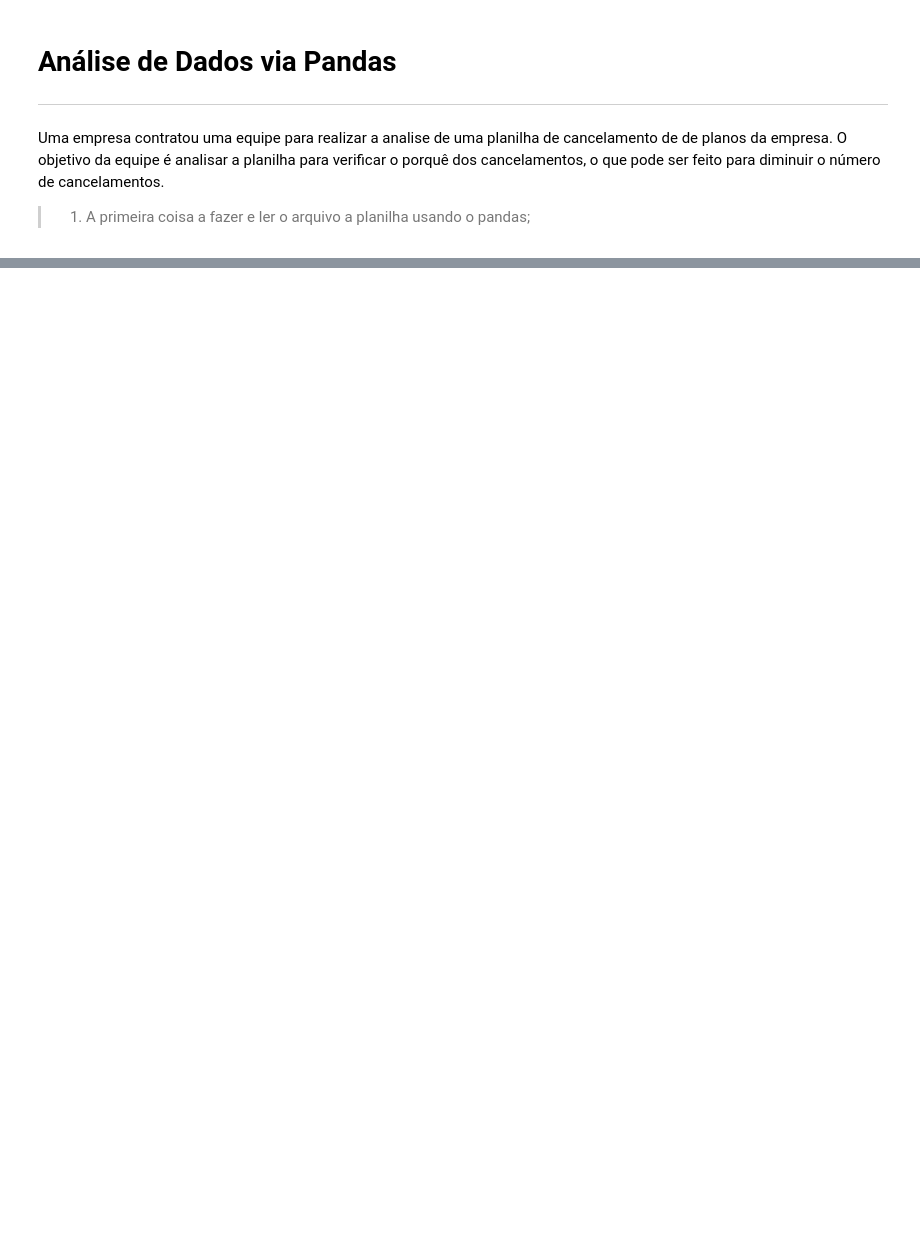
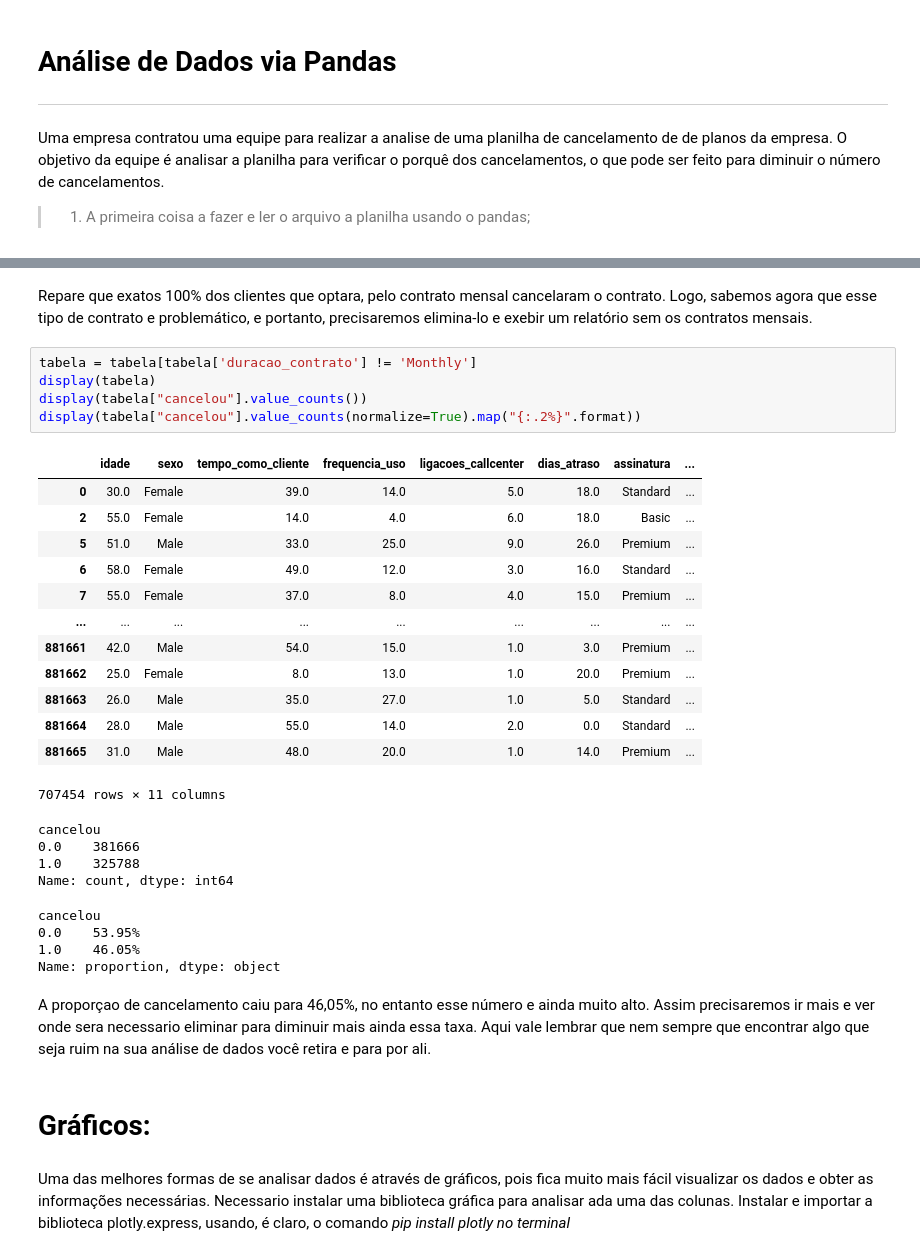
Before and after one commit to ale09carvalho/app_python, a Jupyter notebook: notebooks/ciencia_de_dados.ipynb, the cells around one changed output, grey strips where cells are left out. Saved outputs shown, nothing was run; the diff lists cells and outputs as text; blank space fills up the shorter version.

```diff
--- a/notebooks/ciencia_de_dados.ipynb
+++ b/notebooks/ciencia_de_dados.ipynb
@@ -16,0 +180,39 @@ Instalação deu problema - realizado em outra maquina pasta cienciadados
+# %% [markdown]
+Repare que exatos 100% dos clientes que optara, pelo contrato mensal cancelaram o contrato.
+Logo, sabemos agora que esse tipo de contrato e problemático, e portanto, precisaremos elimina-lo e exebir um relatório sem os contratos mensais.
+# %%
+tabela = tabela[tabela['duracao_contrato'] != 'Monthly']
+display(tabela)
+display(tabela["cancelou"].value_counts())
+display(tabela["cancelou"].value_counts(normalize=True).map("{:.2%}".format))
+# %% [output]
+|  | idade | sexo | tempo_como_cliente | frequencia_uso | ligacoes_callcenter | dias_atraso | assinatura | ... |
+| 0 | 30.0 | Female | 39.0 | 14.0 | 5.0 | 18.0 | Standard | ... |
+| 2 | 55.0 | Female | 14.0 | 4.0 | 6.0 | 18.0 | Basic | ... |
+| 5 | 51.0 | Male | 33.0 | 25.0 | 9.0 | 26.0 | Premium | ... |
+| 6 | 58.0 | Female | 49.0 | 12.0 | 3.0 | 16.0 | Standard | ... |
+| 7 | 55.0 | Female | 37.0 | 8.0 | 4.0 | 15.0 | Premium | ... |
+| ... | ... | ... | ... | ... | ... | ... | ... | ... |
+| 881661 | 42.0 | Male | 54.0 | 15.0 | 1.0 | 3.0 | Premium | ... |
+| 881662 | 25.0 | Female | 8.0 | 13.0 | 1.0 | 20.0 | Premium | ... |
+| 881663 | 26.0 | Male | 35.0 | 27.0 | 1.0 | 5.0 | Standard | ... |
+| 881664 | 28.0 | Male | 55.0 | 14.0 | 2.0 | 0.0 | Standard | ... |
+| 881665 | 31.0 | Male | 48.0 | 20.0 | 1.0 | 14.0 | Premium | ... |
+707454 rows × 11 columns
+cancelou
+0.0    381666
+1.0    325788
+Name: count, dtype: int64
+cancelou
+0.0    53.95%
+1.0    46.05%
+Name: proportion, dtype: object
+# %% [markdown]
+A proporçao de cancelamento caiu para 46,05%, no entanto esse número e ainda muito alto. Assim precisaremos ir mais e ver onde sera necessario eliminar para diminuir mais ainda essa taxa.
+Aqui vale lembrar que nem sempre que encontrar algo que seja ruim na sua análise de dados você retira e para por ali.
+# %% [markdown]
+# Gráficos:
+# %% [markdown]
+Uma das melhores formas de se analisar dados é através de gráficos, pois fica muito mais fácil visualizar os dados e obter as informações necessárias.
+Necessario instalar uma biblioteca gráfica para analisar ada uma das colunas.
+Instalar e importar a biblioteca plotly.express, usando, é claro, o comando *pip install plotly no terminal*
```
Also changed, not shown: parts of 24 cells of this notebook.
